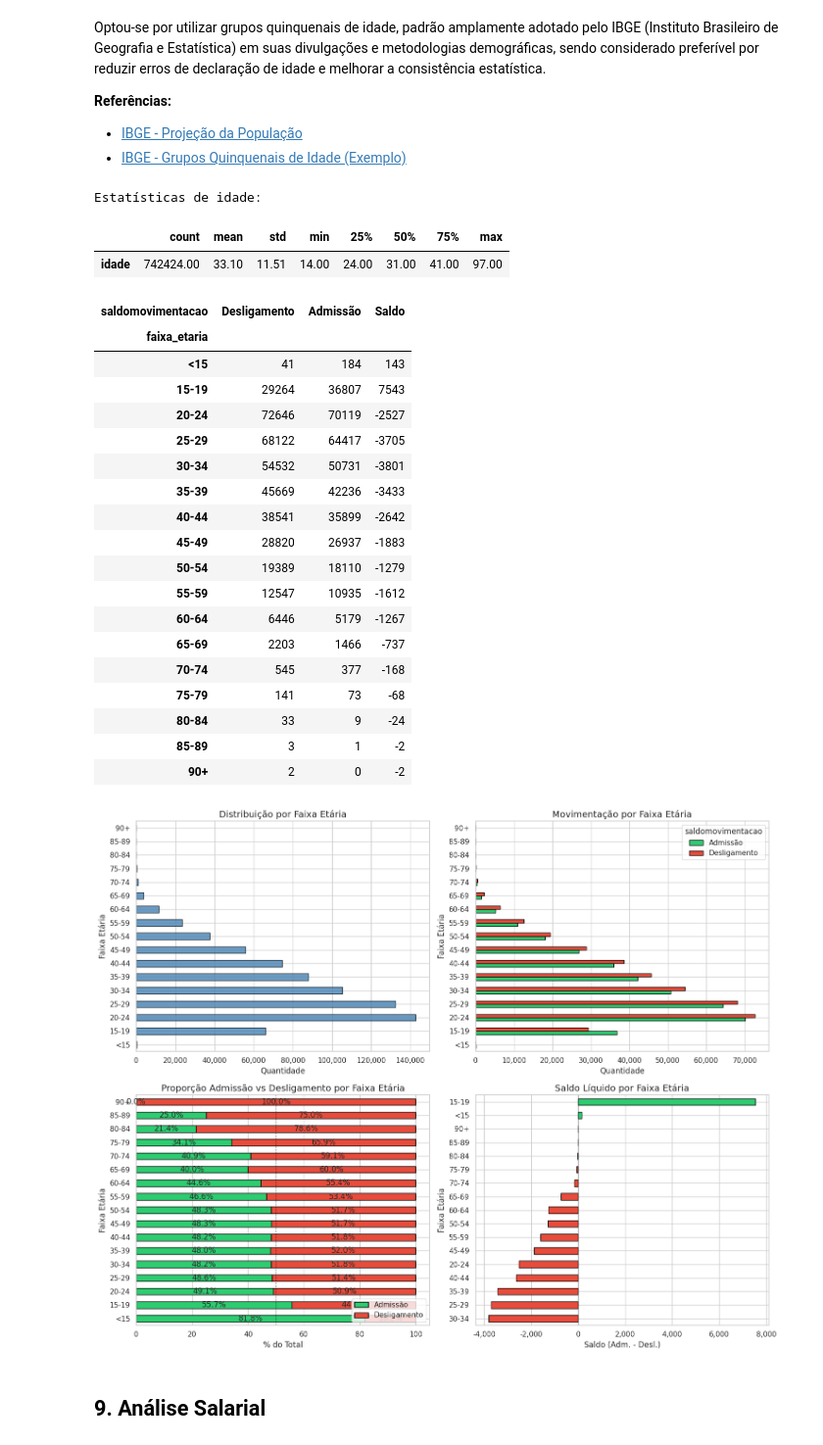
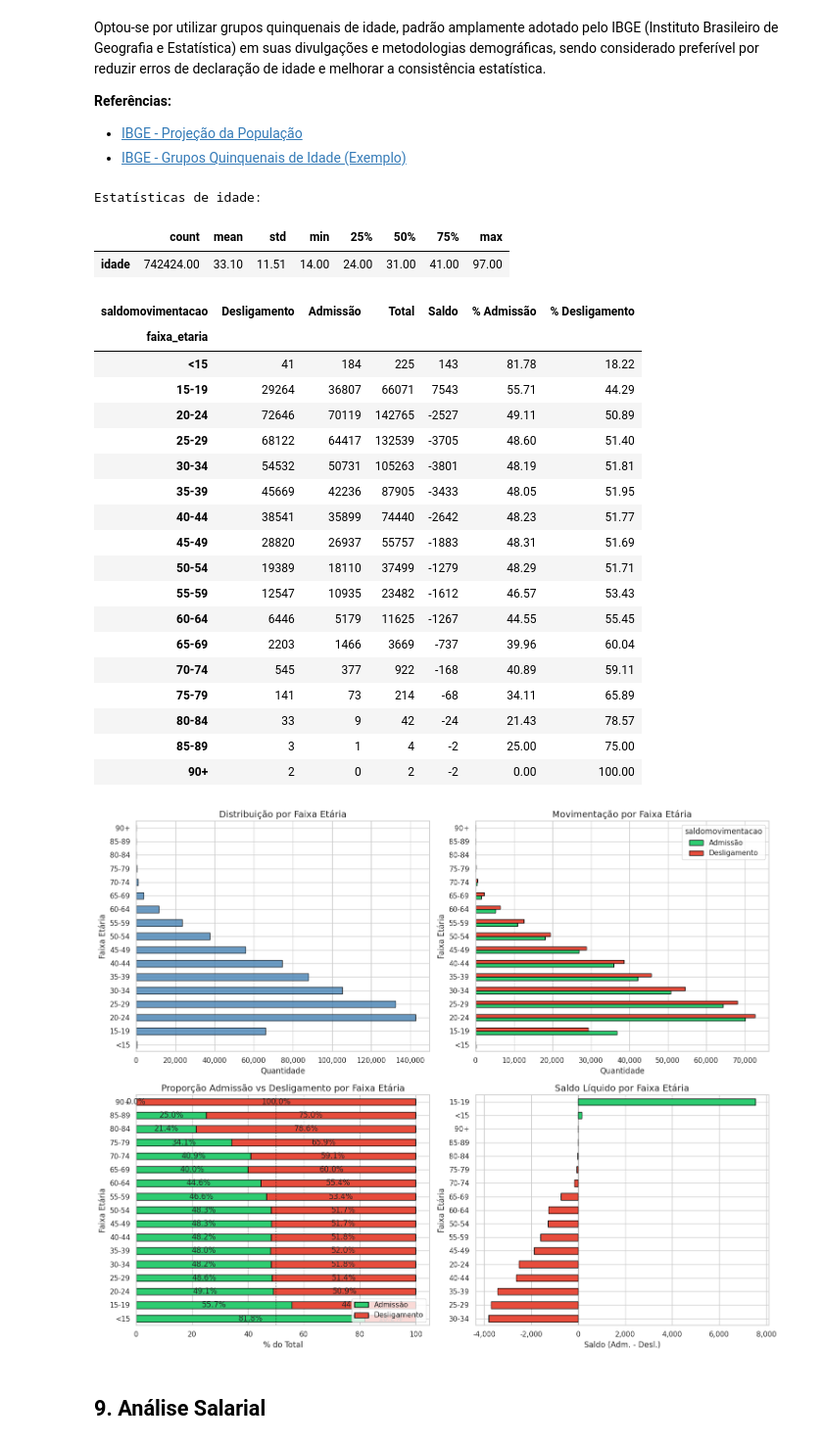
Before and after one commit to vinimeurer/employment-balance-predictor, a Jupyter notebook: eda_caged_curitiba.ipynb, the cells around one changed output. Shown at 98% size. Cells and saved outputs as stored; diff of their text form; code cells hidden in the pictures.

```diff
--- a/eda_caged_curitiba.ipynb
+++ b/eda_caged_curitiba.ipynb
@@ -872,6 +926,7 @@ labels_idade = [
     "80-84", "85-89", "90+"
 ]
 
+col_desc = "faixa_etaria"
 df["faixa_etaria"] = pd.cut(
     df["idade"],
     bins=bins_idade,
@@ -880,18 +935,28 @@ df["faixa_etaria"] = pd.cut(
 )
 
 # ============================================================
-# Tabela de movimentação por faixa etária
+# Agrupamento e métricas
 # ============================================================
 fx_counts = (
-    df.groupby(["faixa_etaria", "saldomovimentacao"], observed=True)
+    df.groupby([col_desc, "saldomovimentacao"], observed=True)
     .size()
     .unstack(fill_value=0)
     .rename(columns=MAP_SALDO)
 )
 
-# Cálculo do saldo líquido
-fx_counts["Saldo"] = fx_counts.get("Admissão", 0) - fx_counts.get("Desligamento", 0)
+# Garantir colunas
+for col in ["Admissão", "Desligamento"]:
+    if col not in fx_counts:
+        fx_counts[col] = 0
 
+# Cálculos
+fx_counts["Total"] = fx_counts["Admissão"] + fx_counts["Desligamento"]
+fx_counts["Saldo"] = fx_counts["Admissão"] - fx_counts["Desligamento"]
+
+fx_counts["% Admissão"] = fx_counts["Admissão"] / fx_counts["Total"] * 100
+fx_counts["% Desligamento"] = fx_counts["Desligamento"] / fx_counts["Total"] * 100
+
+# Percentual para gráficos
 fx_pct = fx_counts[["Admissão", "Desligamento"]].div(
     fx_counts[["Admissão", "Desligamento"]].sum(axis=1), axis=0
 ) * 100
@@ -899,7 +964,7 @@ fx_pct = fx_counts[["Admissão", "Desligamento"]].div(
 display(fx_counts)
 
 # ============================================================
-# Visualizações (todas em barras horizontais)
+# Visualizações
 # ============================================================
 fig, axes = plt.subplots(2, 2, figsize=(15, 12))
 
@@ -938,52 +1003,52 @@ fx_pct.plot.barh(
 axes[1, 0].axvline(50, color="black", linestyle="--", linewidth=0.8)
 axes[1, 0].set_title("Proporção Admissão vs Desligamento por Faixa Etária")
 axes[1, 0].set_xlabel("% do Total")
 axes[1, 0].set_ylabel("Faixa Etária")
 axes[1, 0].legend(loc="lower right")
 
 for container in axes[1, 0].containers:
     axes[1, 0].bar_label(container, fmt="%.1f%%", label_type="center")
 
 # 4) Saldo líquido por faixa etária
 saldo_sorted = fx_counts["Saldo"].sort_values()
 cores_saldo = ["#2ecc71" if v >= 0 else "#e74c3c" for v in saldo_sorted]
 
 saldo_sorted.plot.barh(
     ax=axes[1, 1],
     color=cores_saldo,
     edgecolor="black"
 )
 axes[1, 1].axvline(0, color="black", linewidth=0.8)
 axes[1, 1].set_title("Saldo Líquido por Faixa Etária")
 axes[1, 1].set_ylabel("Faixa Etária")
 axes[1, 1].set_xlabel("Saldo (Adm. - Desl.)")
 axes[1, 1].xaxis.set_major_formatter(mticker.FuncFormatter(lambda x, _: f"{x:,.0f}"))
 
 plt.tight_layout()
 plt.show()
 # %% [output]
 Estatísticas de idade:
 |  | count | mean | std | min | 25% | 50% | 75% | max |
 | idade | 742424.00 | 33.10 | 11.51 | 14.00 | 24.00 | 31.00 | 41.00 | 97.00 |
-| saldomovimentacao | Desligamento | Admissão | Saldo |
-| faixa_etaria |  |  |  |
-| <15 | 41 | 184 | 143 |
-| 15-19 | 29264 | 36807 | 7543 |
-| 20-24 | 72646 | 70119 | -2527 |
-| 25-29 | 68122 | 64417 | -3705 |
-| 30-34 | 54532 | 50731 | -3801 |
-| 35-39 | 45669 | 42236 | -3433 |
-| 40-44 | 38541 | 35899 | -2642 |
-| 45-49 | 28820 | 26937 | -1883 |
-| 50-54 | 19389 | 18110 | -1279 |
-| 55-59 | 12547 | 10935 | -1612 |
-| 60-64 | 6446 | 5179 | -1267 |
-| 65-69 | 2203 | 1466 | -737 |
-| 70-74 | 545 | 377 | -168 |
-| 75-79 | 141 | 73 | -68 |
-| 80-84 | 33 | 9 | -24 |
-| 85-89 | 3 | 1 | -2 |
-| 90+ | 2 | 0 | -2 |
+| saldomovimentacao | Desligamento | Admissão | Total | Saldo | % Admissão | % Desligamento |
+| faixa_etaria |  |  |  |  |  |  |
+| <15 | 41 | 184 | 225 | 143 | 81.78 | 18.22 |
+| 15-19 | 29264 | 36807 | 66071 | 7543 | 55.71 | 44.29 |
+| 20-24 | 72646 | 70119 | 142765 | -2527 | 49.11 | 50.89 |
+| 25-29 | 68122 | 64417 | 132539 | -3705 | 48.60 | 51.40 |
+| 30-34 | 54532 | 50731 | 105263 | -3801 | 48.19 | 51.81 |
+| 35-39 | 45669 | 42236 | 87905 | -3433 | 48.05 | 51.95 |
+| 40-44 | 38541 | 35899 | 74440 | -2642 | 48.23 | 51.77 |
+| 45-49 | 28820 | 26937 | 55757 | -1883 | 48.31 | 51.69 |
+| 50-54 | 19389 | 18110 | 37499 | -1279 | 48.29 | 51.71 |
+| 55-59 | 12547 | 10935 | 23482 | -1612 | 46.57 | 53.43 |
+| 60-64 | 6446 | 5179 | 11625 | -1267 | 44.55 | 55.45 |
+| 65-69 | 2203 | 1466 | 3669 | -737 | 39.96 | 60.04 |
+| 70-74 | 545 | 377 | 922 | -168 | 40.89 | 59.11 |
+| 75-79 | 141 | 73 | 214 | -68 | 34.11 | 65.89 |
+| 80-84 | 33 | 9 | 42 | -24 | 21.43 | 78.57 |
+| 85-89 | 3 | 1 | 4 | -2 | 25.00 | 75.00 |
+| 90+ | 2 | 0 | 2 | -2 | 0.00 | 100.00 |
 [figure]
 # %% [markdown]
 ## 9. Análise Salarial
```
Also changed, not shown: parts of 5 cells of this notebook.
